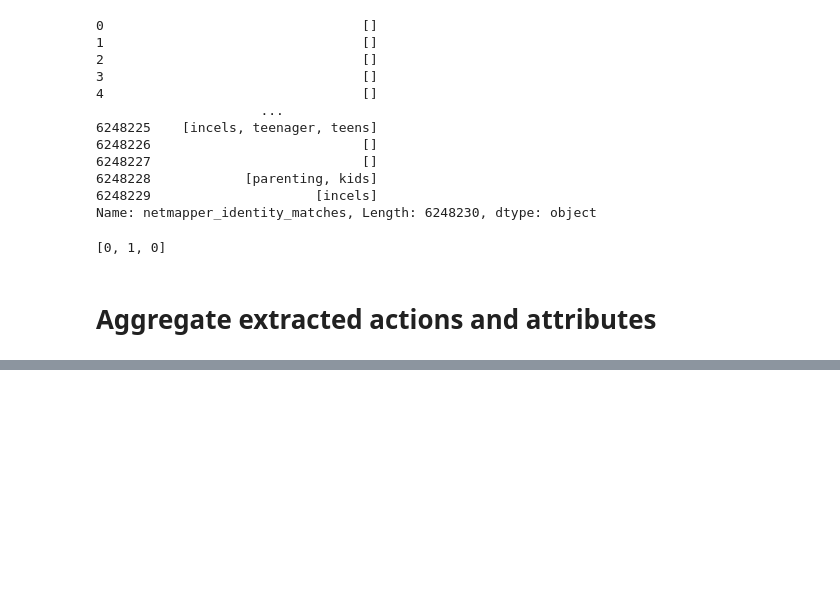
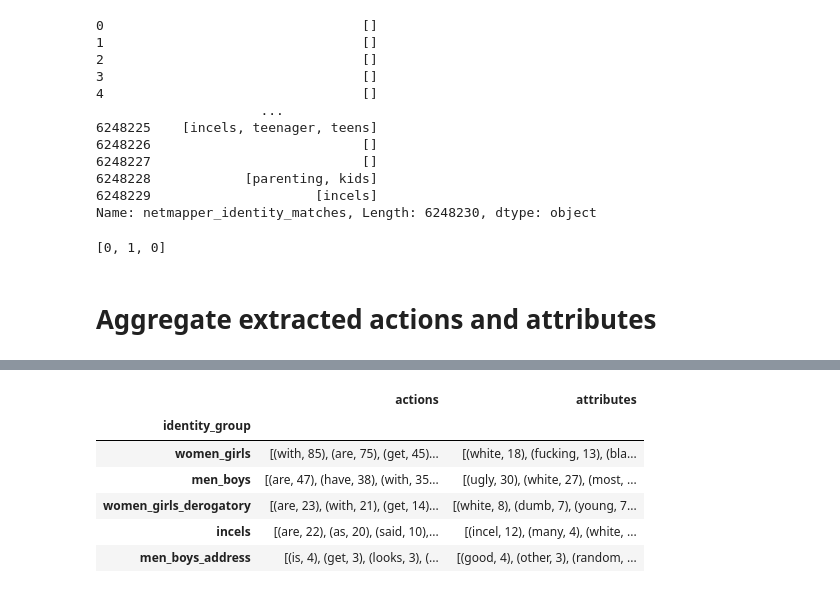
Before and after one commit to michaelmilleryoder/incels_identities, a Jupyter notebook: jupyter/identity_associations.ipynb, the cells around one changed output, grey strips where cells are left out. Drawn from its saved outputs; the diff is of its cells as text; code cells hidden in the pictures; blank space fills up the shorter version.

```diff
--- a/jupyter/identity_associations.ipynb
+++ b/jupyter/identity_associations.ipynb
@@ -178,0 +230,15 @@ exp = data.explode(['netmapper_identity_matches', 'netmapper_identity'
+# %%
+# Make counters for associated words with identity group terms
+from collections import Counter
+
+agg['actions'] = agg.actions_attributes.map(lambda x: Counter(x['actions']).most_common())
+agg['attributes'] = agg.actions_attributes.map(lambda x: Counter(x['attributes']).most_common())
+agg[['actions', 'attributes']].head(5)
+# %% [output]
+|  | actions | attributes |
+| identity_group |  |  |
+| women_girls | [(with, 85), (are, 75), (get, 45)... | [(white, 18), (fucking, 13), (bla... |
+| men_boys | [(are, 47), (have, 38), (with, 35... | [(ugly, 30), (white, 27), (most, ... |
+| women_girls_derogatory | [(are, 23), (with, 21), (get, 14)... | [(white, 8), (dumb, 7), (young, 7... |
+| incels | [(are, 22), (as, 20), (said, 10),... | [(incel, 12), (many, 4), (white, ... |
+| men_boys_address | [(is, 4), (get, 3), (looks, 3), (... | [(good, 4), (other, 3), (random, ... |
```
Also changed, not shown: parts of 6 cells of this notebook, 5 other files.
